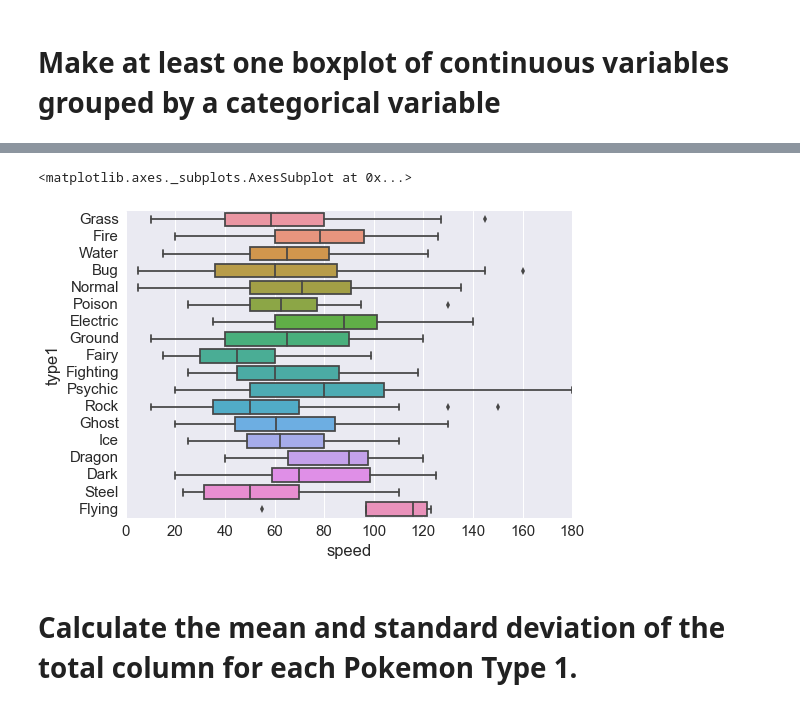
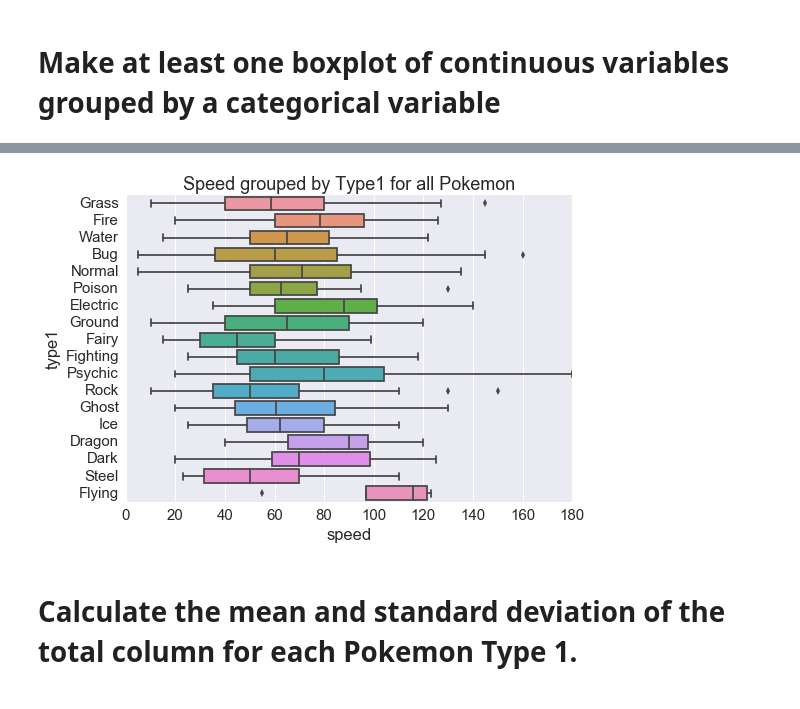
Before and after one commit to jonhilgart22/Galvanize-Statistics, a Jupyter notebook: week3/3-1_Review/DSCI6002-Midterm-Part1_Jonathan_Hilgart.ipynb, the cells around one changed output, grey strips where cells are left out. Cells and saved outputs as stored; diff of their text form; code cells hidden in the pictures.

```diff
--- a/week3/3-1_Review/DSCI6002-Midterm-Part1_Jonathan_Hilgart.ipynb
+++ b/week3/3-1_Review/DSCI6002-Midterm-Part1_Jonathan_Hilgart.ipynb
@@ -279,9 +288,9 @@ sns.boxplot(x=pokemon_df.attack , y=pokemon_df.type1)
 # %%
 
 sns.boxplot(x=pokemon_df.speed , y=pokemon_df.type1)
+plt.title('Speed grouped by Type1 for all Pokemon');
 # %% [output]
-<matplotlib.axes._subplots.AxesSubplot at 0x...>
-[figure, old version]
+[figure, new version]
 # %% [markdown]
 # Calculate the mean and standard deviation of the total column for each Pokemon Type 1.
 # %%
```
Also changed, not shown: parts of 52 cells of this notebook.
